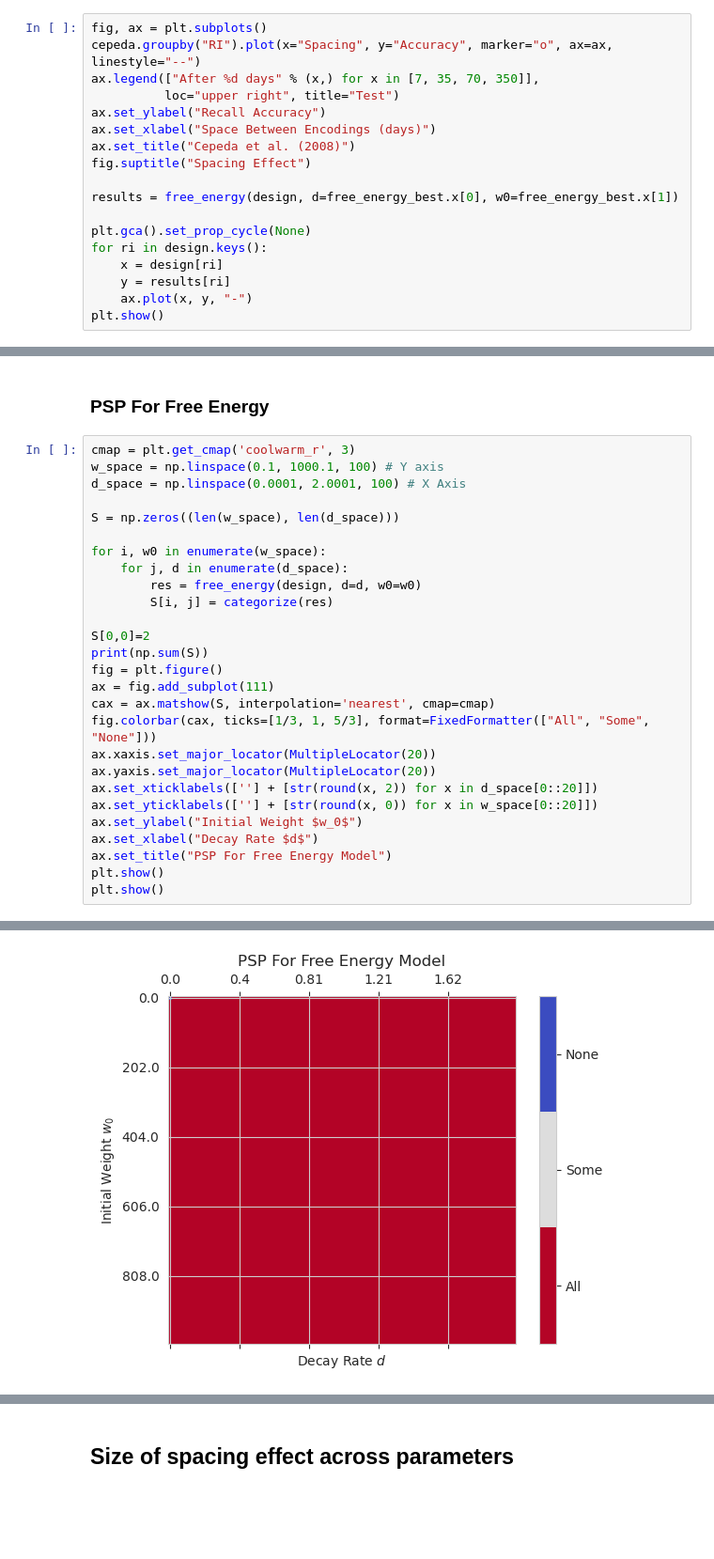
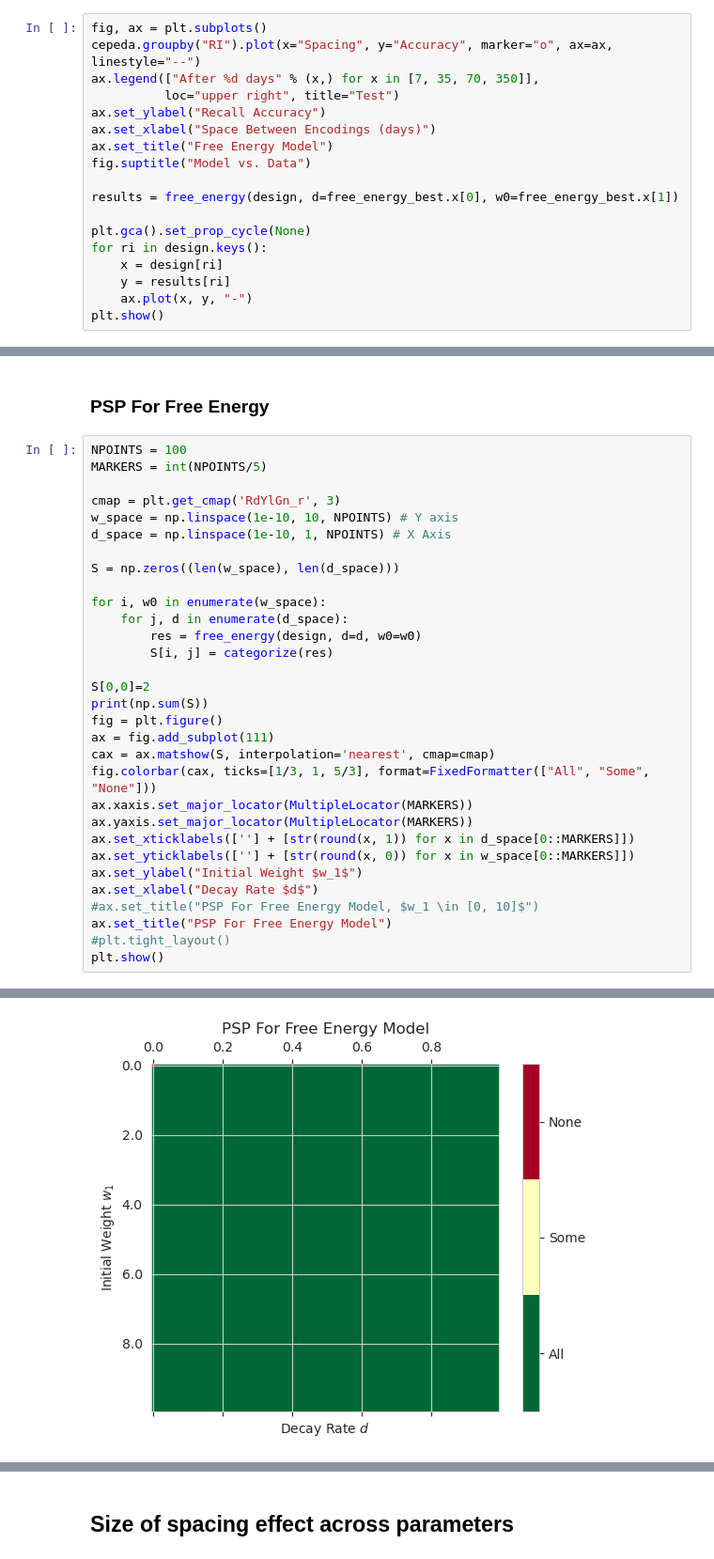
Before and after one commit to UWCCDL/SpacingEffect, a Jupyter notebook: spacing.ipynb, the cells around one changed output, grey strips where cells are left out. Shown at 94% size. Drawn from its saved outputs; the diff is of its cells as text; blank space fills up the shorter version.

```diff
--- a/spacing.ipynb
+++ b/spacing.ipynb
@@ -358,8 +358,8 @@ ax.legend(["After %d days" % (x,) for x in [7, 35, 70, 350]],
           loc="upper right", title="Test")
 ax.set_ylabel("Recall Accuracy")
 ax.set_xlabel("Space Between Encodings (days)")
-ax.set_title("Cepeda et al. (2008)")
-fig.suptitle("Spacing Effect")
+ax.set_title("Free Energy Model")
+fig.suptitle("Model vs. Data")
 
 results = free_energy(design, d=free_energy_best.x[0], w0=free_energy_best.x[1])
 
@@ -410,33 +410,37 @@ def categorize(results):
 # %% [markdown]
 ### PSP For Free Energy
 # %%
-cmap = plt.get_cmap('coolwarm_r', 3)
-w_space = np.linspace(0.1, 1000.1, 100) # Y axis
-d_space = np.linspace(0.0001, 2.0001, 100) # X Axis
+NPOINTS = 100
+MARKERS = int(NPOINTS/5)
+
+cmap = plt.get_cmap('RdYlGn_r', 3)
+w_space = np.linspace(1e-10, 10, NPOINTS) # Y axis
+d_space = np.linspace(1e-10, 1, NPOINTS) # X Axis
 
 S = np.zeros((len(w_space), len(d_space)))
 
 for i, w0 in enumerate(w_space):
     for j, d in enumerate(d_space):
         res = free_energy(design, d=d, w0=w0)
         S[i, j] = categorize(res)
 
 S[0,0]=2
 print(np.sum(S))
 fig = plt.figure()
 ax = fig.add_subplot(111)
 cax = ax.matshow(S, interpolation='nearest', cmap=cmap)
 fig.colorbar(cax, ticks=[1/3, 1, 5/3], format=FixedFormatter(["All", "Some", "None"]))
-ax.xaxis.set_major_locator(MultipleLocator(20))
-ax.yaxis.set_major_locator(MultipleLocator(20))
-ax.set_xticklabels([''] + [str(round(x, 2)) for x in d_space[0::20]])
-ax.set_yticklabels([''] + [str(round(x, 0)) for x in w_space[0::20]])
-ax.set_ylabel("Initial Weight $w_0$")
+ax.xaxis.set_major_locator(MultipleLocator(MARKERS))
+ax.yaxis.set_major_locator(MultipleLocator(MARKERS))
+ax.set_xticklabels([''] + [str(round(x, 1)) for x in d_space[0::MARKERS]])
+ax.set_yticklabels([''] + [str(round(x, 0)) for x in w_space[0::MARKERS]])
+ax.set_ylabel("Initial Weight $w_1$")
 ax.set_xlabel("Decay Rate $d$")
+#ax.set_title("PSP For Free Energy Model, $w_1 \in [0, 10]$")
 ax.set_title("PSP For Free Energy Model")
+#plt.tight_layout()
 plt.show()
-plt.show()
 # %% [output]
 2.0
-[figure, old version]
+[figure, new version]
 # %% [markdown]
```
Also changed, not shown: parts of 8 cells of this notebook, 2 other files.
